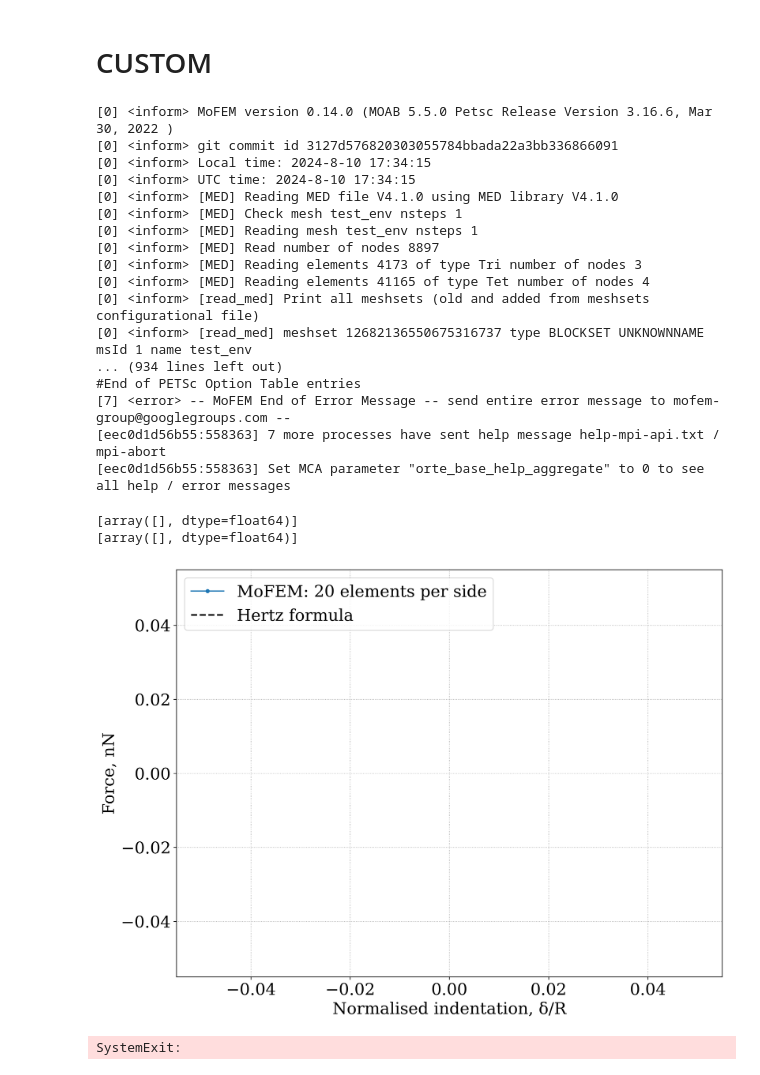
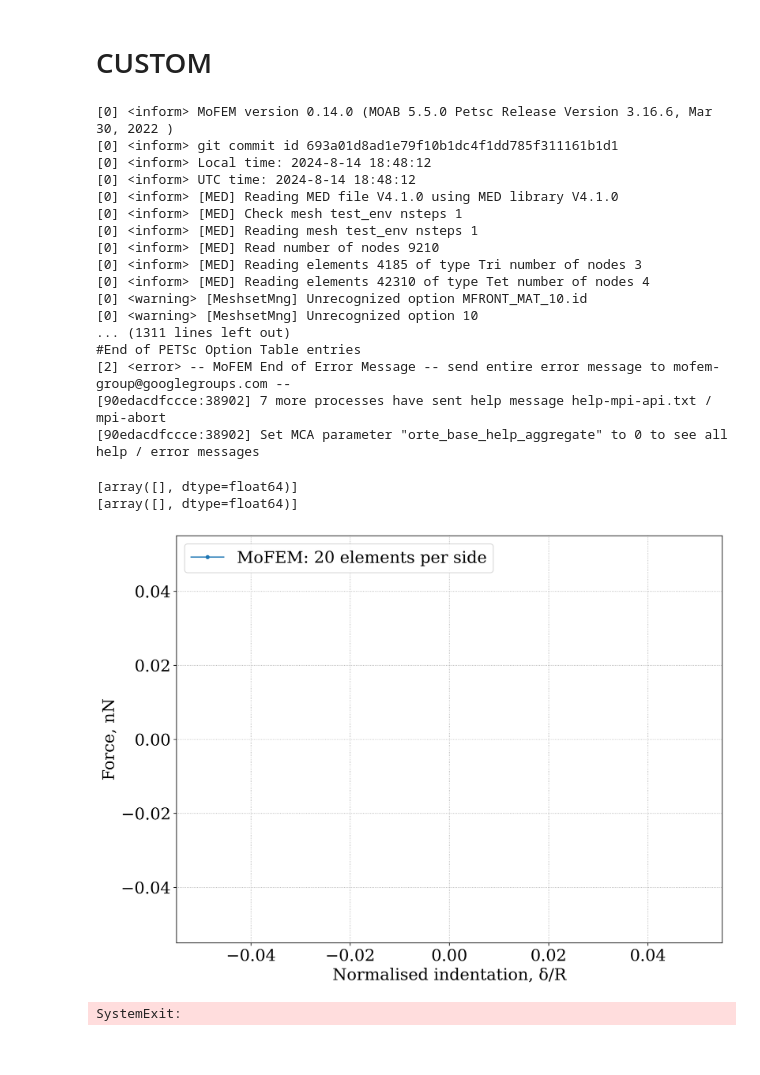
Before and after one commit to superflyer11/lateral_capacity_pipeline, a Jupyter notebook: testing.ipynb, the cells around one changed output. Cells and saved outputs as stored; diff of their text form; code cells hidden in the pictures.

```diff
--- a/testing.ipynb
+++ b/testing.ipynb
@@ -46,7 +44,7 @@ display.start()
 
 user_name=!whoami # get user name
 user_name=user_name[0]
-um_view = "/mofem_install/jupyter/%s/um_view_release" % user_name
+um_view = "/mofem_install/jupyter/%s/um_view" % user_name
 #um_view = "/mofem_install/jupyter/callum/mofem_install/mofem-cephas/mofem/users_modules/um-build-Release-7q7t4mo"
 # %% [markdown]
 # Custom 3D mesh
@@ -255,11 +243,11 @@ def mofem_compute_force_indent(params):
 
     mfront_arguments = []
     for physical_group in physical_groups:
-        if physical_group.name.startswith("SOIL"):
+        if physical_group.name.startswith("MFRONT_MAT"):
             mfront_block_id = physical_group.meshnet_id
             mi_block = "LinearElasticity"
-            mi_param_0 = physical_group.props[cm.PropertyTypeEnum.elastic][cm.ElasticProperties.youngs_modulus]
-            mi_param_1 = physical_group.props[cm.PropertyTypeEnum.elastic][cm.ElasticProperties.poisson_ratio]
+            mi_param_0 = physical_group.props[cm.PropertyTypeEnum.elastic].youngs_modulus
+            mi_param_1 = physical_group.props[cm.PropertyTypeEnum.elastic].poisson_ratio
             mi_param_2 = 0
             mi_param_3 = 0
             mi_param_4 = 0
@@ -275,8 +263,8 @@ def mofem_compute_force_indent(params):
         if physical_group.name.startswith("CYLINDER"):
             mfront_block_id = physical_group.meshnet_id
             mi_block = "LinearElasticity"
-            mi_param_0 = physical_group.props[cm.PropertyTypeEnum.elastic][cm.ElasticProperties.youngs_modulus]
-            mi_param_1 = physical_group.props[cm.PropertyTypeEnum.elastic][cm.ElasticProperties.poisson_ratio]
+            mi_param_0 = physical_group.props[cm.PropertyTypeEnum.elastic].youngs_modulus
+            mi_param_1 = physical_group.props[cm.PropertyTypeEnum.elastic].poisson_ratio
             mi_param_2 = 0
             mi_param_3 = 0
             mi_param_4 = 0
@@ -405,7 +393,7 @@ params.mesh_height = params.mesh_length * 2    # H
 
 
 params.material_model = "LinearElasticity"
-if params.material_model =="LinearElasticity"
+if params.material_model =="LinearElasticity":
     params.mi_block = cm.PropertyTypeEnum.elastic
 params.show_mesh = False
 
@@ -419,38 +407,38 @@ for elem_num in elem_num_list:
     force_list.append(force)
 # %% [output]
 [0] <inform> MoFEM version 0.14.0 (MOAB 5.5.0 Petsc Release Version 3.16.6, Mar 30, 2022 )
-[0] <inform> git commit id 3127d576820303055784bbada22a3bb336866091
-[0] <inform> Local time: 2024-8-10 17:34:15
-[0] <inform> UTC time: 2024-8-10 17:34:15
+[0] <inform> git commit id 693a01d8ad1e79f10b1dc4f1dd785f311161b1d1
+[0] <inform> Local time: 2024-8-14 18:48:12
+[0] <inform> UTC time: 2024-8-14 18:48:12
 [0] <inform> [MED] Reading MED file V4.1.0 using MED library V4.1.0
 [0] <inform> [MED] Check mesh test_env nsteps 1
 [0] <inform> [MED] Reading mesh test_env nsteps 1
-[0] <inform> [MED] Read number of nodes 8897
-[0] <inform> [MED] Reading elements 4173 of type Tri number of nodes 3
-[0] <inform> [MED] Reading elements 41165 of type Tet number of nodes 4
-[0] <inform> [read_med] Print all meshsets (old and added from meshsets configurational file)
-[0] <inform> [read_med] meshset 12682136550675316737 type BLOCKSET UNKNOWNNAME msId 1 name test_env
-... (934 lines left out)
+[0] <inform> [MED] Read number of nodes 9210
+[0] <inform> [MED] Reading elements 4185 of type Tri number of nodes 3
+[0] <inform> [MED] Reading elements 42310 of type Tet number of nodes 4
+[0] <warning> [MeshsetMng] Unrecognized option MFRONT_MAT_10.id
+[0] <warning> [MeshsetMng] Unrecognized option 10
+... (1311 lines left out)
 #End of PETSc Option Table entries
-[7] <error> -- MoFEM End of Error Message -- send entire error message to mofem-group@googlegroups.com --
-[eec0d1d56b55:558363] 7 more processes have sent help message help-mpi-api.txt / mpi-abort
-[eec0d1d56b55:558363] Set MCA parameter "orte_base_help_aggregate" to 0 to see all help / error messages
+[2] <error> -- MoFEM End of Error Message -- send entire error message to mofem-group@googlegroups.com --
+[90edacdfccce:38902] 7 more processes have sent help message help-mpi-api.txt / mpi-abort
+[90edacdfccce:38902] Set MCA parameter "orte_base_help_aggregate" to 0 to see all help / error messages
 # %%
 print(indent_list)
 print(force_list)
 for elem_num, indent, force in zip(elem_num_list, indent_list, force_list):
     plt.plot(indent / params.indenter_radius, force, marker='o', ms=4, lw=1.5, label="MoFEM: {} elements per side".format(elem_num))
 
-plt.plot(indent/params.indenter_radius, hertz_press(indent, params), c='k', ls='--', label="Hertz formula", lw=2)
+# plt.plot(indent/params.indenter_radius, hertz_press(indent, params), c='k', ls='--', label="Hertz formula", lw=2)
 
 plt.xlabel("Normalised indentation, δ/R")
 plt.ylabel("Force, nN")
 plt.legend(loc='upper left')
 plt.grid(ls=":")
 # %% [output]
 [array([], dtype=float64)]
 [array([], dtype=float64)]
-[figure, old version]
+[figure, new version]
 # %%
 sys.exit()
 # %% [output]
```
Also changed, not shown: parts of 3 cells of this notebook, 13 other files.
